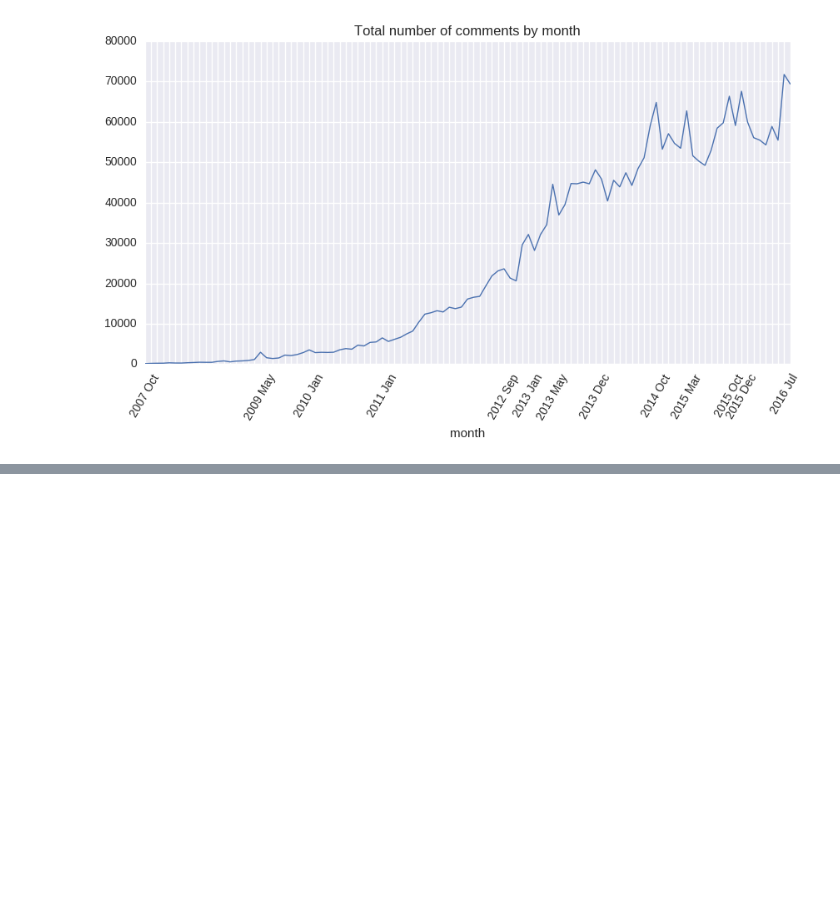
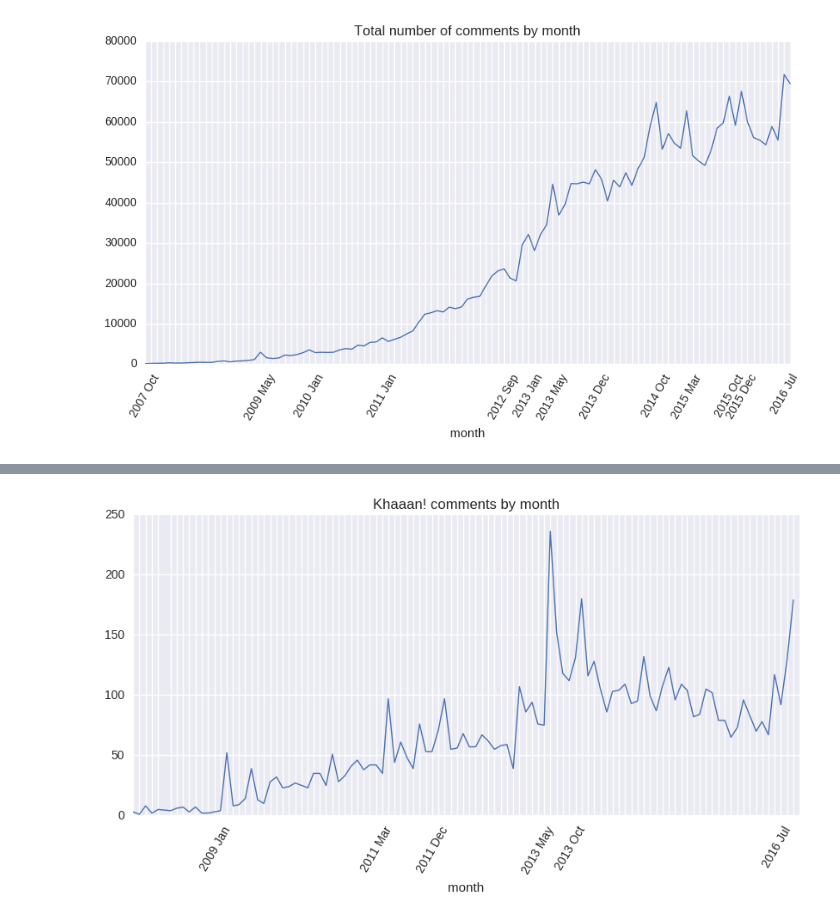
Before and after one commit to mavillard/nandi, a Jupyter notebook: reddit.ipynb, the cells around one changed output, grey strips where cells are left out. Cells and saved outputs as stored; diff of their text form; code cells hidden in the pictures; blank space fills up the shorter version.

```diff
--- a/reddit.ipynb
+++ b/reddit.ipynb
@@ -162,0 +221,2 @@ ax.set_xticklabels(show_dates);
+# %%
+khaaan_df = reddit_df[reddit_df['body'].str.contains('Khaaa+n', case=False)]
@@ -162,0 +227,18 @@ ax.set_xticklabels(show_dates);
+# %%
+peaks3 = ['2009-01-01', '2011-03-01', '2011-12-01', '2013-05-01', '2013-10-01', '2016-07-01',]
+peaks3 = list(map(pd.lib.Timestamp, peaks3))
+# %%
+show_dates3 = [x.strftime('%Y %b') if x in peaks3 else '' for x in valid_dates]
+# %%
+khaaan_df_by_month = khaaan_df.groupby('month')['id'].count()
+# %%
+ax = khaaan_df_by_month.plot(
+    figsize=(10,5),
+    xlim=('2007-10-01', '2016-08-31'),
+    xticks=khaaan_df_by_month.index,
+    rot=60,
+    title='Khaaan! comments by month',
+)
+ax.set_xticklabels(show_dates3);
+# %% [output]
+[figure, added]
```
Also changed, not shown: parts of 17 cells of this notebook.
